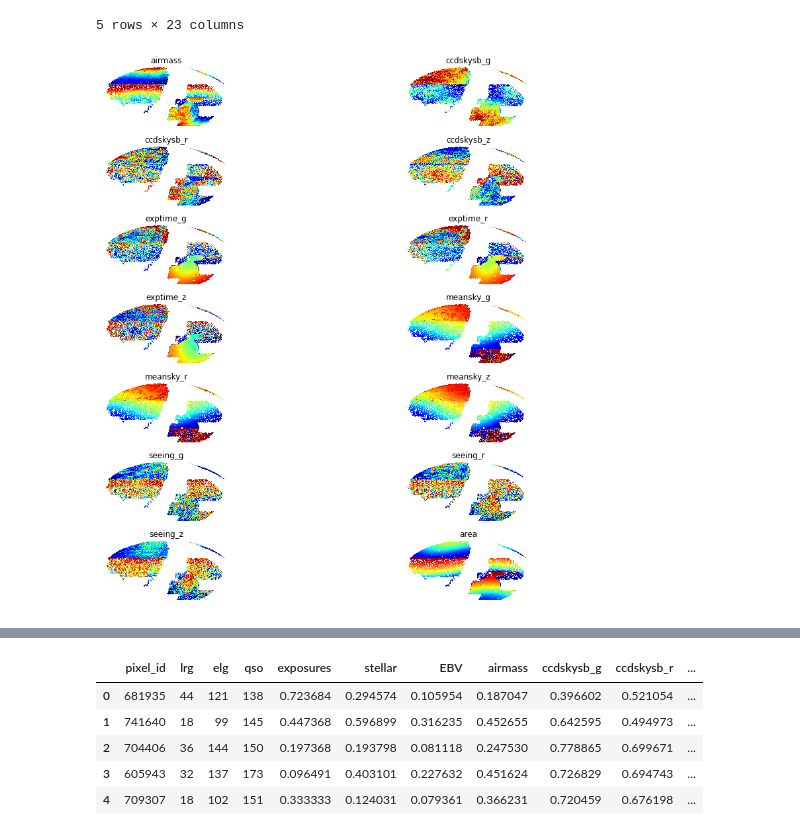
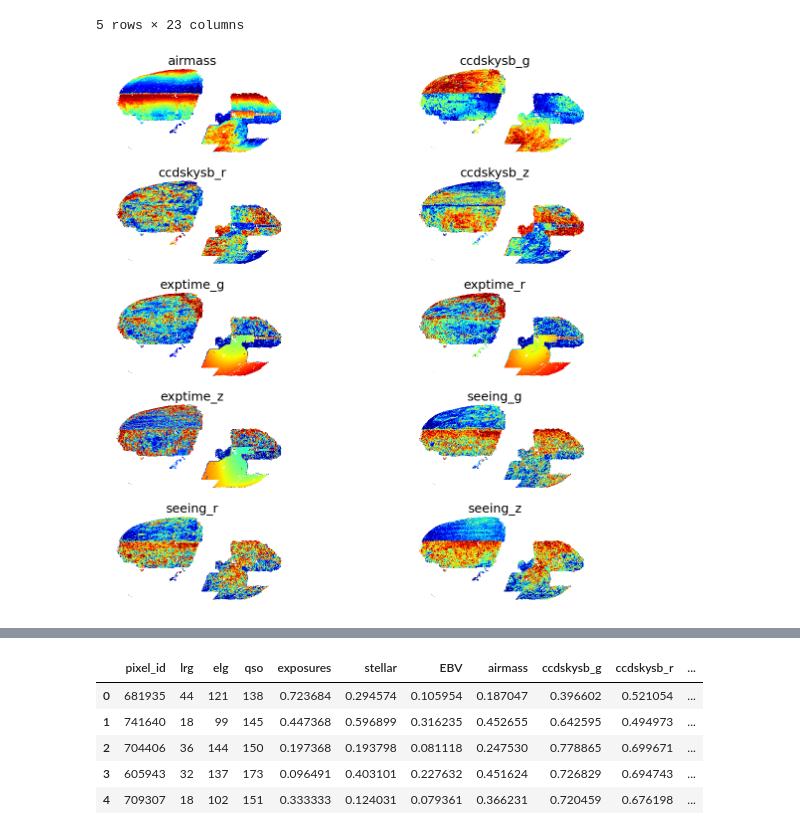
Before and after one commit to elleggert/astrostatistics, a Jupyter notebook: data_preprocessing/dataset_preparation/report_figs.ipynb, the cells around one changed output, grey strips where cells are left out. Cells and saved outputs as stored; diff of their text form; code cells hidden in the pictures.

Commit message:
New increeased plots

```diff
--- a/data_preprocessing/dataset_preparation/report_figs.ipynb
+++ b/data_preprocessing/dataset_preparation/report_figs.ipynb
@@ -609,31 +610,42 @@ df.head()
 | 4 | 92710 | 30 | 120 | 174 | 0.265734 | 0.799163 | 0.383586 | 0.178532 | 0.799223 | 0.167260 | ... |
 5 rows × 23 columns
 # %%
-nrows = 7
+nrows = 5
 ncols = 2
-fig, ax = plt.subplots(nrows=nrows, ncols=ncols, figsize=(15, 15))
+fig, ax = plt.subplots(nrows=nrows, ncols=ncols, figsize=(20, 20))
 
 #fig = plt.figure()
 p = 0
 for ax in ax.flatten():
     elem = col[p]
 
     m = np.zeros(NPIX)
 
     m[df.pixel_id.to_numpy()] = df[elem].to_numpy()
     mask = (m == 0)
     m[mask] = np.nan
 
     plt.axes(ax)
+
+    SMALL_SIZE = 8
+    MEDIUM_SIZE = 12
+    BIGGER_SIZE = 25
+    plt.rc('font', size=20)          # controls default text sizes
+    plt.rc('axes', titlesize=BIGGER_SIZE)     # fontsize of the axes title
+    plt.rc('axes', labelsize=BIGGER_SIZE)    # fontsize of the x and y labels
+    plt.rc('xtick', labelsize=MEDIUM_SIZE)    # fontsize of the tick labels
+    plt.rc('ytick', labelsize=MEDIUM_SIZE)    # fontsize of the tick labels
+    plt.rc('legend', fontsize=BIGGER_SIZE)    # legend fontsize
+    plt.rc('figure', titlesize=BIGGER_SIZE)
     hp.mollview(m, title=elem, norm='hist', fig=fig, sub=(nrows, ncols, p + 1), cbar=False, cmap="jet", notext=False,
-                rot=(100, 0, 0), badcolor='white',
+                rot=(120, 0, 0), badcolor='white',
                 remove_dip=True, remove_mono=True, hold=True)
     p += 1
-
+plt.subplots_adjust(wspace=0.9, hspace=0.9)
 fig.show()
-#plt.savefig(f"report_fig/stellar_dens.png", bbox_inches='tight', format='png', dpi=500)
+plt.savefig(f"report_fig/stellar_dens.png", bbox_inches='tight', format='png', dpi=500)
 # %% [output]
-[figure, old version]
+[figure, new version]
 # %%
 
 
```
Also changed, not shown: parts of 4 cells of this notebook, 1 other file.
